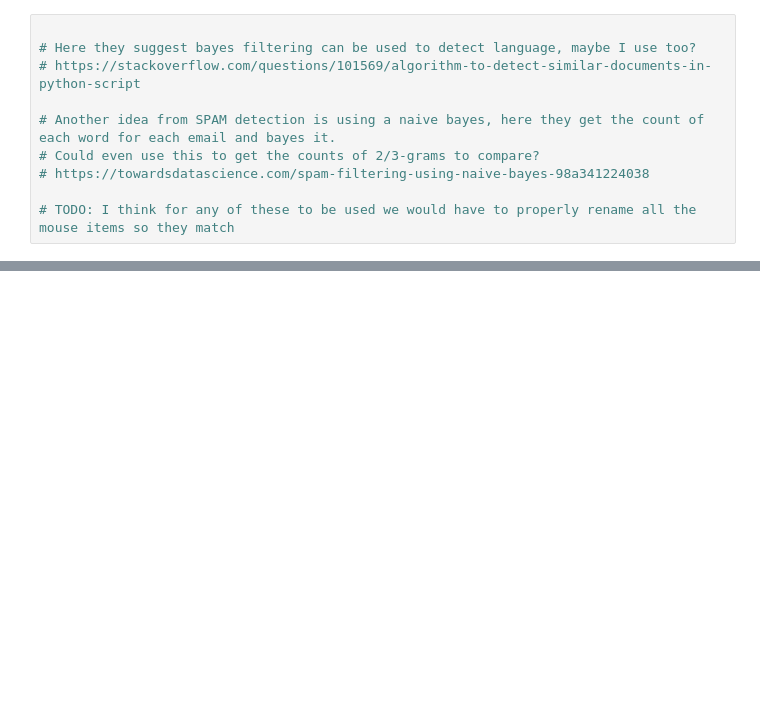
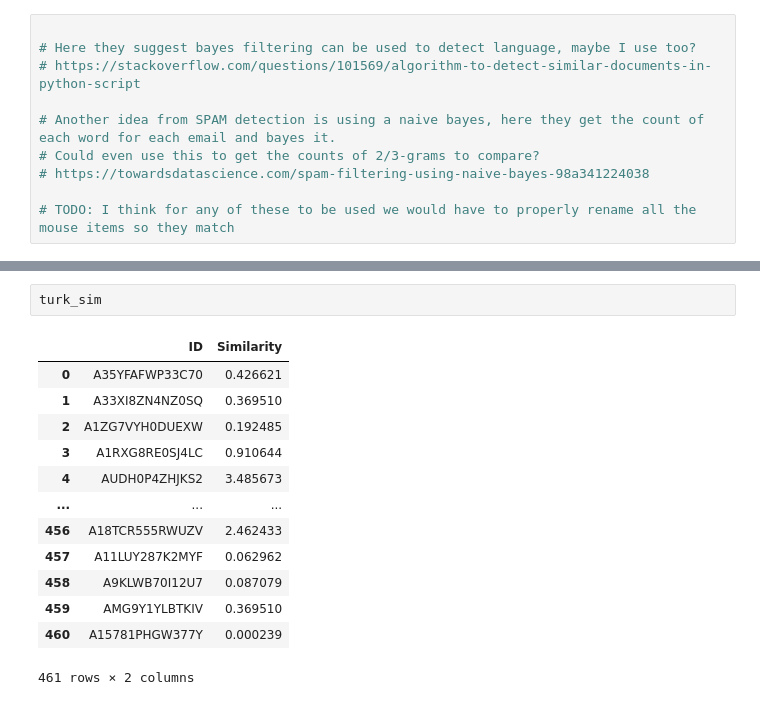
Before and after one commit to DJSaunders1997/Masters-Project, a Jupyter notebook: NLP-Notebook.ipynb, the cells around one changed output, grey strips where cells are left out. Cells and saved outputs as stored; diff of their text form; blank space fills up the shorter version.

```diff
--- a/NLP-Notebook.ipynb
+++ b/NLP-Notebook.ipynb
@@ -360,0 +484,16 @@ lab_bigrams.head(20).plot.bar(x='n-grams', y='Relative Frequency', title='Lab bi
+# %%
+turk_sim
+# %% [output]
+|  | ID | Similarity |
+| 0 | A35YFAFWP33C70 | 0.426621 |
+| 1 | A33XI8ZN4NZ0SQ | 0.369510 |
+| 2 | A1ZG7VYH0DUEXW | 0.192485 |
+| 3 | A1RXG8RE0SJ4LC | 0.910644 |
+| 4 | AUDH0P4ZHJKS2 | 3.485673 |
+| ... | ... | ... |
+| 456 | A18TCR555RWUZV | 2.462433 |
+| 457 | A11LUY287K2MYF | 0.062962 |
+| 458 | A9KLWB70I12U7 | 0.087079 |
+| 459 | AMG9Y1YLBTKIV | 0.369510 |
+| 460 | A15781PHGW377Y | 0.000239 |
+461 rows × 2 columns
```
Also changed, not shown: parts of 8 cells of this notebook, 1 other file.
